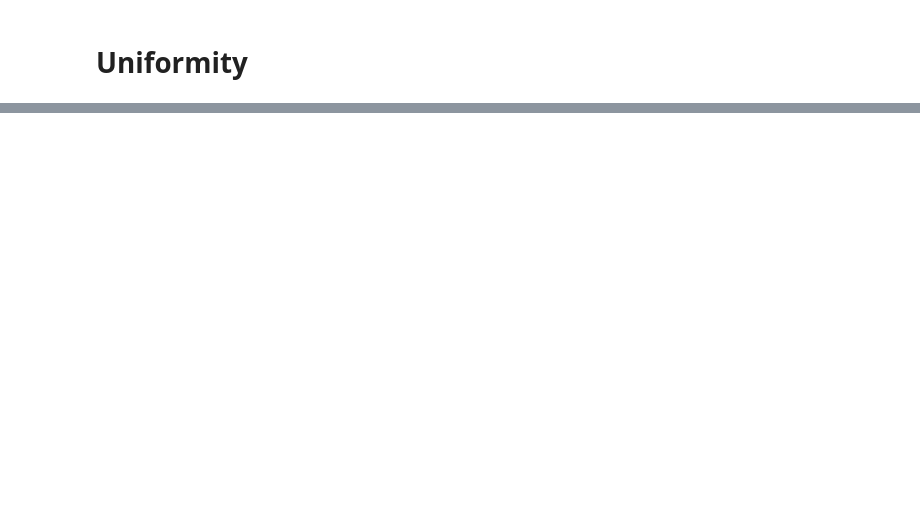
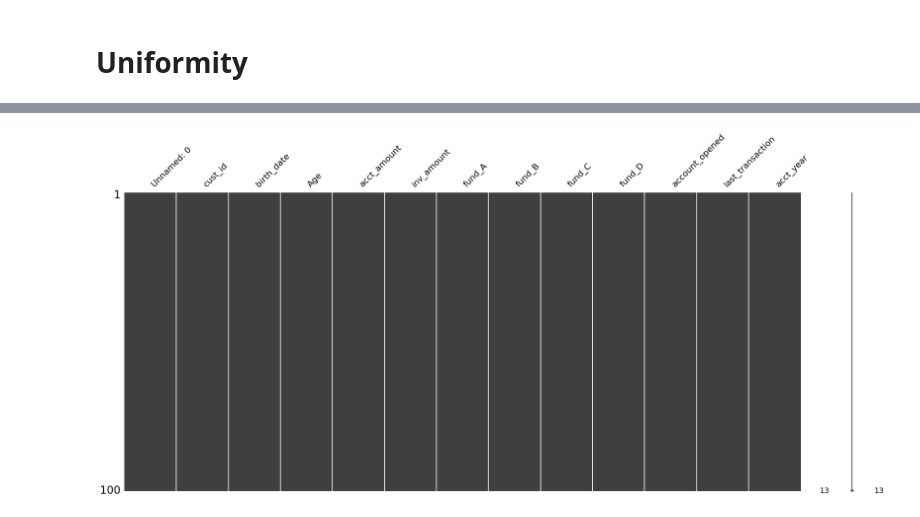
Before and after one commit to CiroFlorentin/DataScienceWithPython, a Jupyter notebook: 12-Step-Data_Cleaning/AdvancedDataIssues.ipynb, the cells around one changed output, grey strips where cells are left out. Saved outputs shown, nothing was run; the diff lists cells and outputs as text; code cells hidden in the pictures; blank space fills up the shorter version.

```diff
--- a/12-Step-Data_Cleaning/AdvancedDataIssues.ipynb
+++ b/12-Step-Data_Cleaning/AdvancedDataIssues.ipynb
@@ -13,5 +13,5 @@ Index(['Unnamed: 0', 'cust_id', 'birth_date', 'Age', 'acct_amount',
 # %%
-acct_eu = banking['acct_cur'] == 'euro'
-banking.loc[acct_eu, 'acct_amount'] = banking.loc[acct_eu, 'acct_amount'] * 1.1
-banking.loc[acct_eu, 'acct_cur'] = 'dollar'
-assert banking['acct_cur'].unique() == 'dollar'
+# acct_eu = banking['acct_cur'] == 'euro'
+# banking.loc[acct_eu, 'acct_amount'] = banking.loc[acct_eu, 'acct_amount'] * 1.1
+# banking.loc[acct_eu, 'acct_cur'] = 'dollar'
+# assert banking['acct_cur'].unique() == 'dollar'
@@ -23,0 +20,3 @@ NameError: name 'pd' is not defined
+# %%
+banking['acct_year'] = banking['account_opened'].dt.strftime('%Y')
+banking['acct_year']
@@ -23,0 +44,5 @@ NameError: name 'pd' is not defined
+# %%
+banking['birth_date'] = pd.to_datetime(banking['birth_date'])
+today = dt.date.today()
+ages_manual = today.year - banking['birth_date'].dt.year
+age_equ = banking['Age'] == ages_manual
@@ -23,0 +78,5 @@ NameError: name 'pd' is not defined
+# %%
+msno.matrix(banking)
+plt.show()
+# %% [output]
+[figure, added]
```
Also changed, not shown: parts of 11 cells of this notebook, 2 other files.
